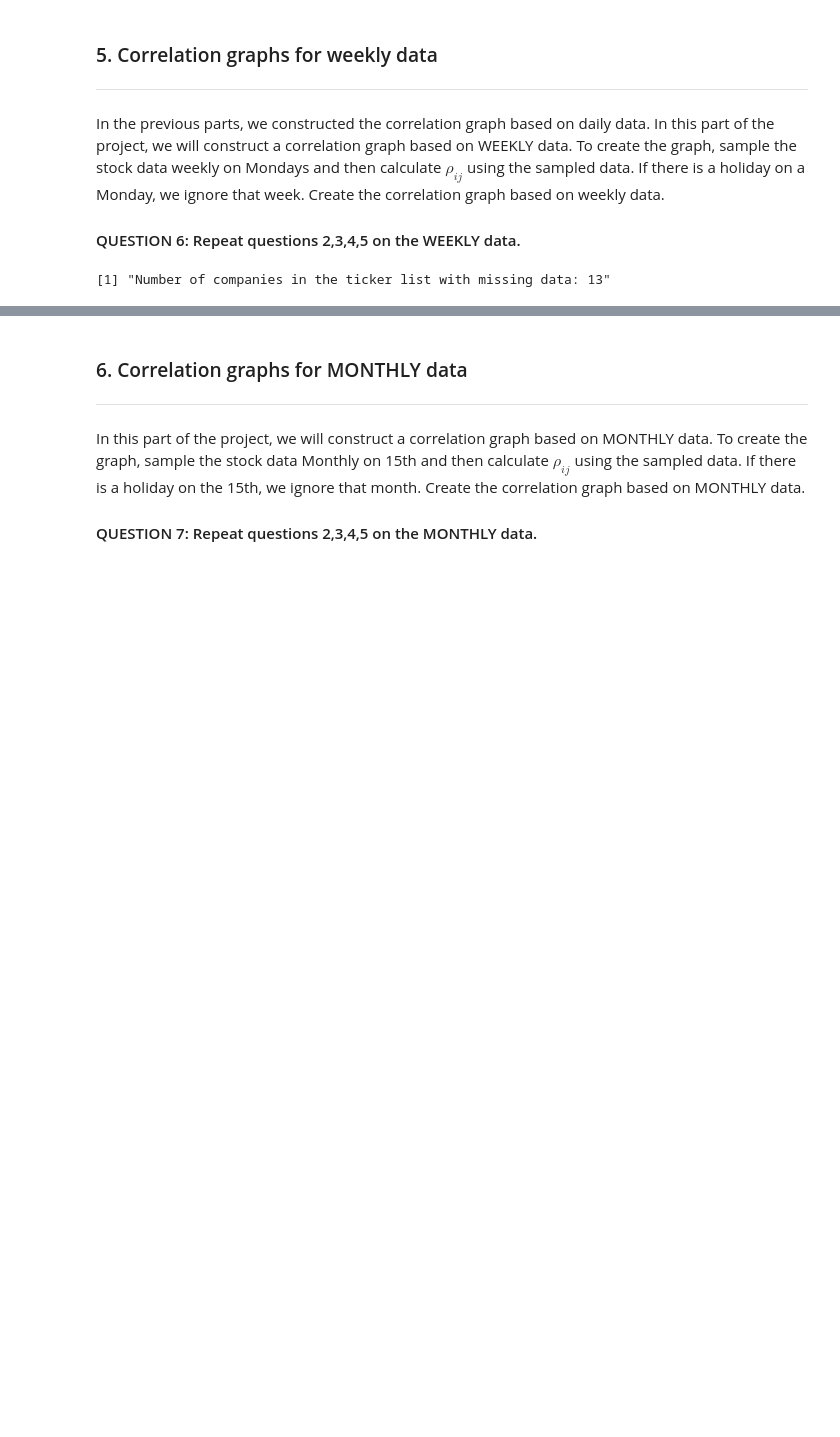
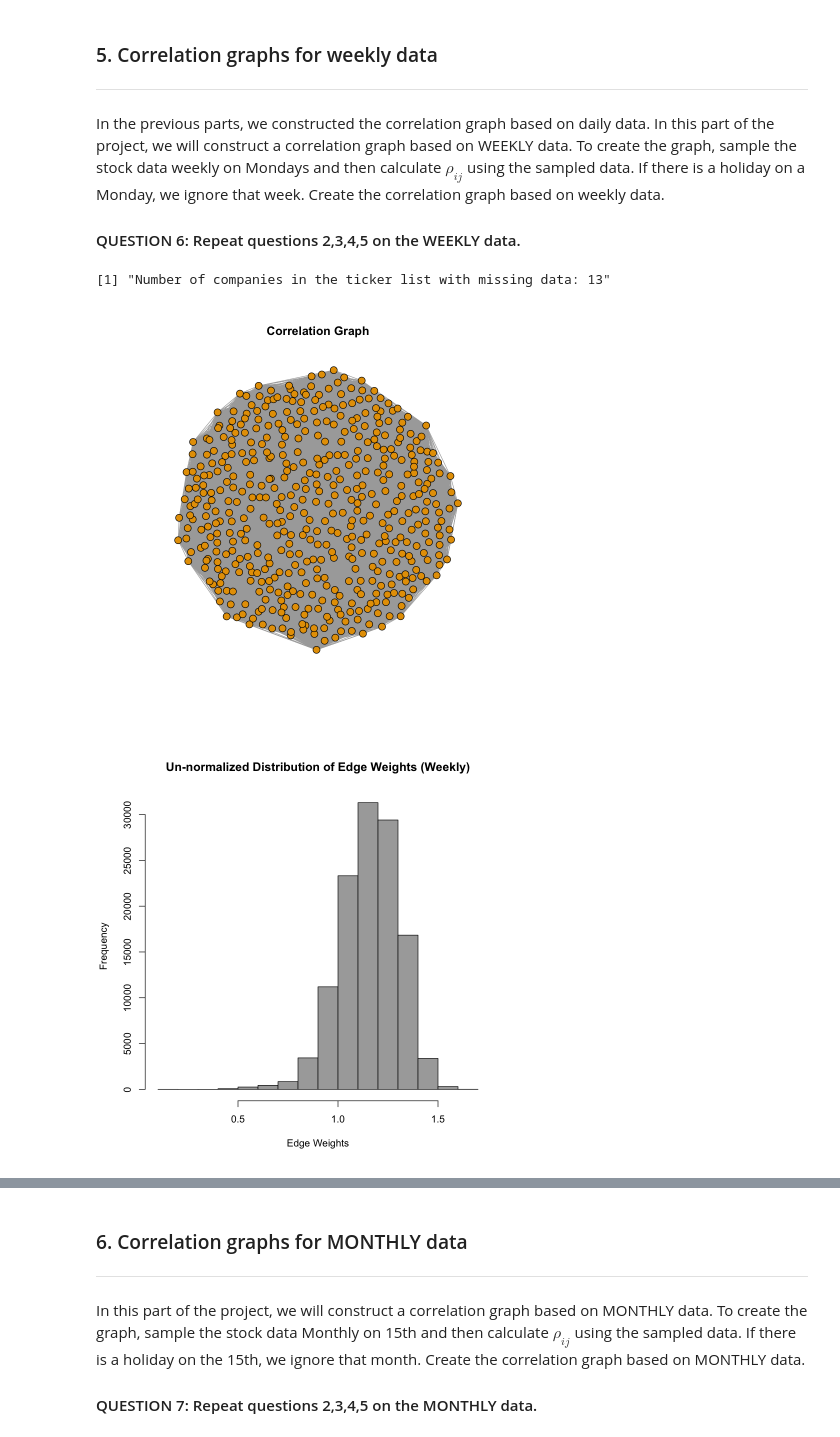
Before and after one commit to kchuang625/ucla-ece-232e-spring-2023-hw, a Jupyter notebook: project4/part1_705668757_905847065_105945588.ipynb, the cells around one changed output, grey strips where cells are left out. Drawn from its saved outputs; the diff is of its cells as text; code cells hidden in the pictures; blank space fills up the shorter version.

```diff
--- a/project4/part1_705668757_905847065_105945588.ipynb
+++ b/project4/part1_705668757_905847065_105945588.ipynb
@@ -425,0 +428,36 @@ close(wt_file)
+# %%
+# repeating Q2 for weekly data
+# Compute edge weights for the correlation graph
+generate_correlation_weights <- function(wt_file, log_norm_return, company_ticker_list) {
+  cat("from_node", "\t", "to_node", "\t", "edge_wt", file = wt_file)
+  num_companies <- nrow(log_norm_return)
+  for (i in 1:(num_companies - 1)) {
+    for (j in (i + 1):num_companies) {
+      r_i <- mean(log_norm_return[i, ])
+      r_j <- mean(log_norm_return[j, ])
+      r_ij <- mean(log_norm_return[i, ] * log_norm_return[j, ])
+      r_i_squared <- log_norm_return[i, ]^2
+      r_j_squared <- log_norm_return[j, ]^2
+      p_ij <- (r_ij - (r_i * r_j)) / (sqrt((mean(r_i_squared) - (r_i^2)) * (mean(r_j_squared) - (r_j^2))))
+      w_ij <- sqrt(2 * (1 - p_ij))
+      cat('\n', company_ticker_list[i, 1], '\t', company_ticker_list[j, 1], '\t', w_ij, file = wt_file)
+    }
+  }
+}
+
+# Create the correlation graph
+edge_list <- read.delim("finance_data/edge_weights_weekly.txt", header = TRUE)
+corr_graph <- graph.data.frame(edge_list, directed = FALSE)
+E(corr_graph)$weight <- edge_list[,"edge_wt"]
+
+# Plot the correlation graph
+plot(corr_graph, vertex.label = NA, vertex.size = 5, main = "Correlation Graph")
+
+
+# Plot histogram of un-normalized distribution of edge weights
+edge_list_weekly <- read.delim("finance_data/edge_weights_weekly.txt", header = TRUE)
+hist(edge_list_weekly$edge_wt, col = "darkgrey", main = "Un-normalized Distribution of Edge Weights (Weekly)",
+     xlab = "Edge Weights", ylab = "Frequency")
+# %% [output]
+[figure, added]
+[figure, added]
```
Also changed, not shown: parts of 20 cells of this notebook.
